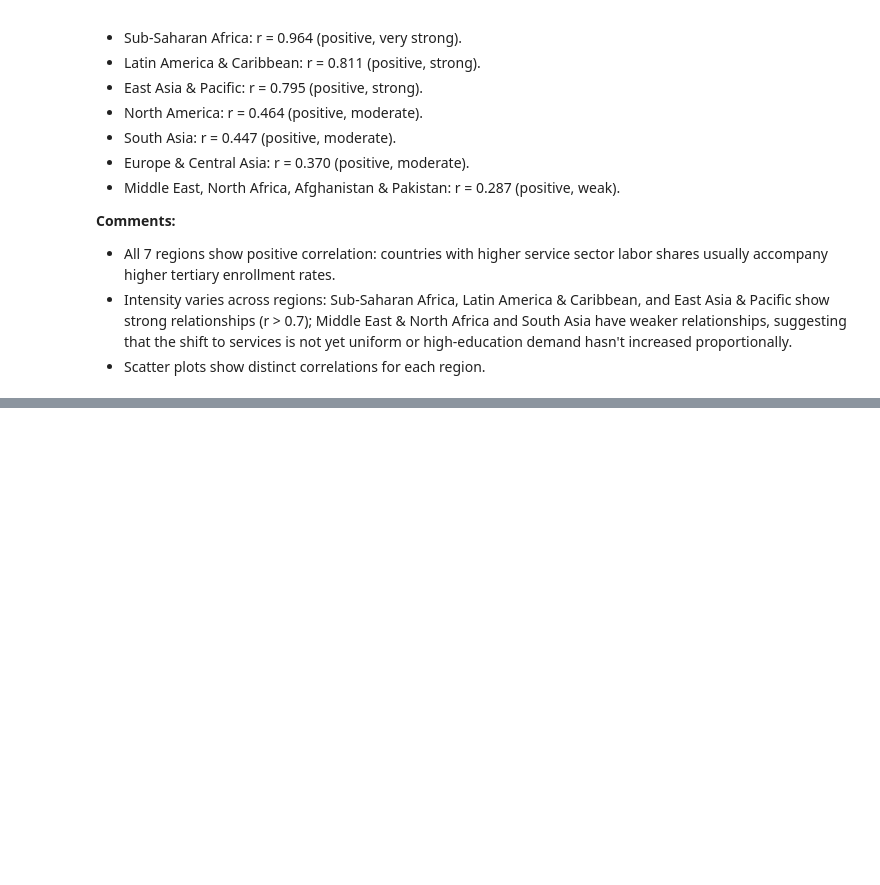
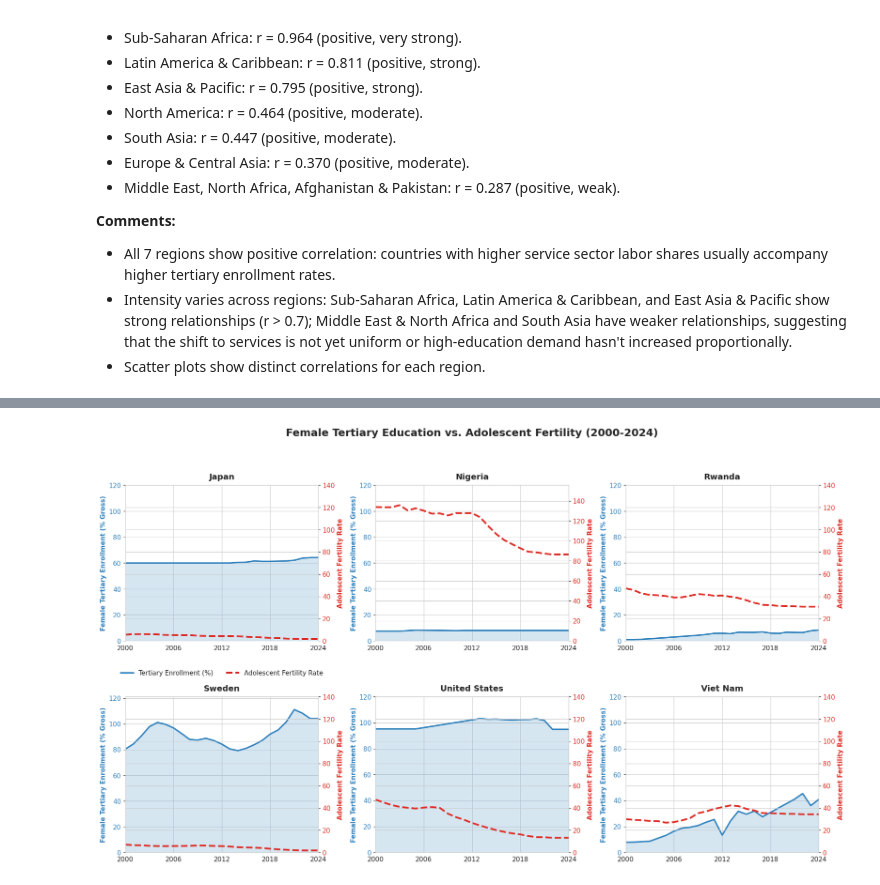
Before and after one commit to n3sfan/DataVis-Lab2, a Jupyter notebook: Notebook/All.ipynb, the cells around one changed output, grey strips where cells are left out. Cells and saved outputs as stored; diff of their text form; code cells hidden in the pictures; blank space fills up the shorter version.

```diff
--- a/Notebook/All.ipynb
+++ b/Notebook/All.ipynb
@@ -848,0 +881,63 @@ Latin America & Caribbean   0.842839
+# %%
+# Read adolescent fertility data (data3/dataset.csv) for Objective 7 chart
+DATA_PATH_FERT = 'data3/dataset.csv'
+df_fert_raw = pd.read_csv(DATA_PATH_FERT, encoding='utf-8-sig')
+
+INDICATORS = {
+    'SE.TER.ENRR.FE': 'Tertiary_Edu',
+    'SP.ADO.TFRT': 'Adolescent_Fertility'
+}
+
+pivot_q3 = df_fert_raw[df_fert_raw['Series Code'].isin(INDICATORS.keys())].copy()
+year_cols_q3 = [c for c in pivot_q3.columns if c.startswith('20') and c.endswith(']')]
+
+pivot_q3 = pivot_q3.melt(
+    id_vars=['Country Name', 'Country Code', 'Series Name', 'Series Code'],
+    value_vars=year_cols_q3, var_name='YearRaw', value_name='Value'
+)
+pivot_q3['Year'] = pivot_q3['YearRaw'].str.extract(r'(\d{4})').astype(int)
+pivot_q3['Value'] = pd.to_numeric(pivot_q3['Value'], errors='coerce')
+pivot_q3 = pivot_q3.drop_duplicates(subset=['Country Name', 'Series Code', 'Year'])
+pivot_q3['Value'] = pivot_q3.groupby(['Country Name', 'Series Code'])['Value'].transform(
+    lambda x: x.interpolate(method='linear', limit_direction='both')
+)
+
+pivot_q3 = pivot_q3.pivot_table(
+    index=['Country Name', 'Year'], columns='Series Code', values='Value', aggfunc='mean'
+).reset_index()
+pivot_q3.rename(columns=INDICATORS, inplace=True)
+pivot_q3 = pivot_q3.dropna(subset=['Tertiary_Edu', 'Adolescent_Fertility'])
+
+countries = pivot_q3['Country Name'].unique()
+fig, axes = plt.subplots(2, 3, figsize=(18, 10))
+fig.suptitle('Female Tertiary Education vs. Adolescent Fertility (2000-2024)', fontsize=18, fontweight='bold', y=1.05)
+axes = axes.flatten()
+
+color_edu = '#3182bd'  # Blue for Education
+color_fert = '#de2d26'  # Red for Fertility
+
+for i, country in enumerate(countries):
+    ax1 = axes[i]
+    cdata = pivot_q3[pivot_q3['Country Name'] == country].sort_values('Year')
+    ax1.fill_between(cdata['Year'], cdata['Tertiary_Edu'], color=color_edu, alpha=0.2)
+    line1, = ax1.plot(cdata['Year'], cdata['Tertiary_Edu'], color=color_edu, linewidth=2.5, label='Tertiary Enrollment (%)')
+    ax1.set_title(country, fontsize=14, fontweight='bold', pad=10)
+    ax1.set_ylabel('Female Tertiary Enrollment (% Gross)', color=color_edu, fontweight='bold')
+    ax1.tick_params(axis='y', labelcolor=color_edu)
+    ax1.set_ylim(0, max(120, cdata['Tertiary_Edu'].max() + 10))
+    ax1.set_xlim(2000, 2024)
+    ax1.set_xticks([2000, 2006, 2012, 2018, 2024])
+
+    ax2 = ax1.twinx()
+    line2, = ax2.plot(cdata['Year'], cdata['Adolescent_Fertility'], color=color_fert, linewidth=3, linestyle='--', label='Adolescent Fertility Rate')
+    ax2.set_ylabel('Adolescent Fertility Rate', color=color_fert, fontweight='bold')
+    ax2.tick_params(axis='y', labelcolor=color_fert)
+    ax2.set_ylim(0, max(140, cdata['Adolescent_Fertility'].max() + 20))
+
+    if i == 0:
+        ax1.legend(handles=[line1, line2], loc='upper center', bbox_to_anchor=(0.5, -0.15), ncol=2, frameon=False)
+
+plt.tight_layout()
+plt.show()
+# %% [output]
+[figure, added]
```
Also changed, not shown: parts of 28 cells of this notebook, 3 other files.
